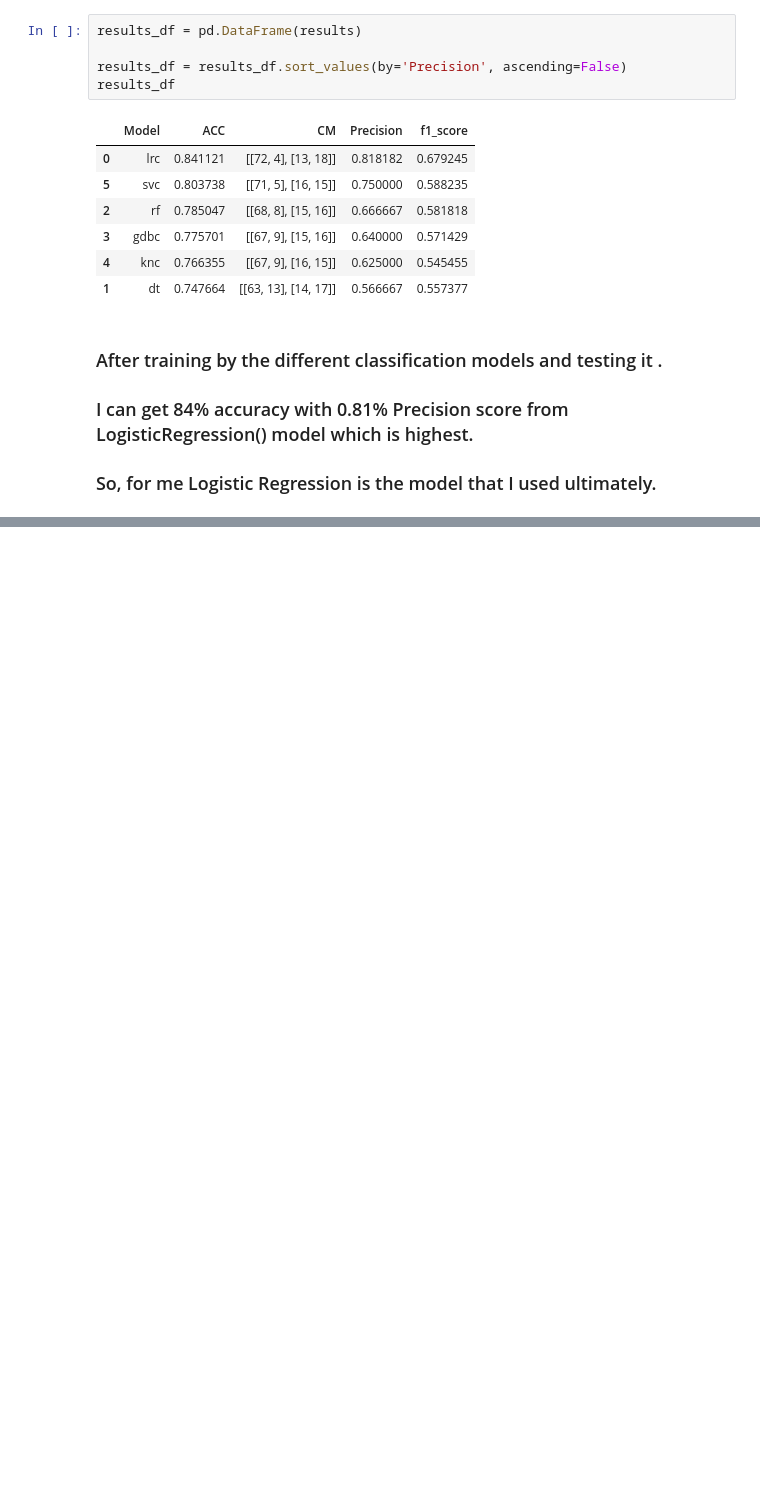
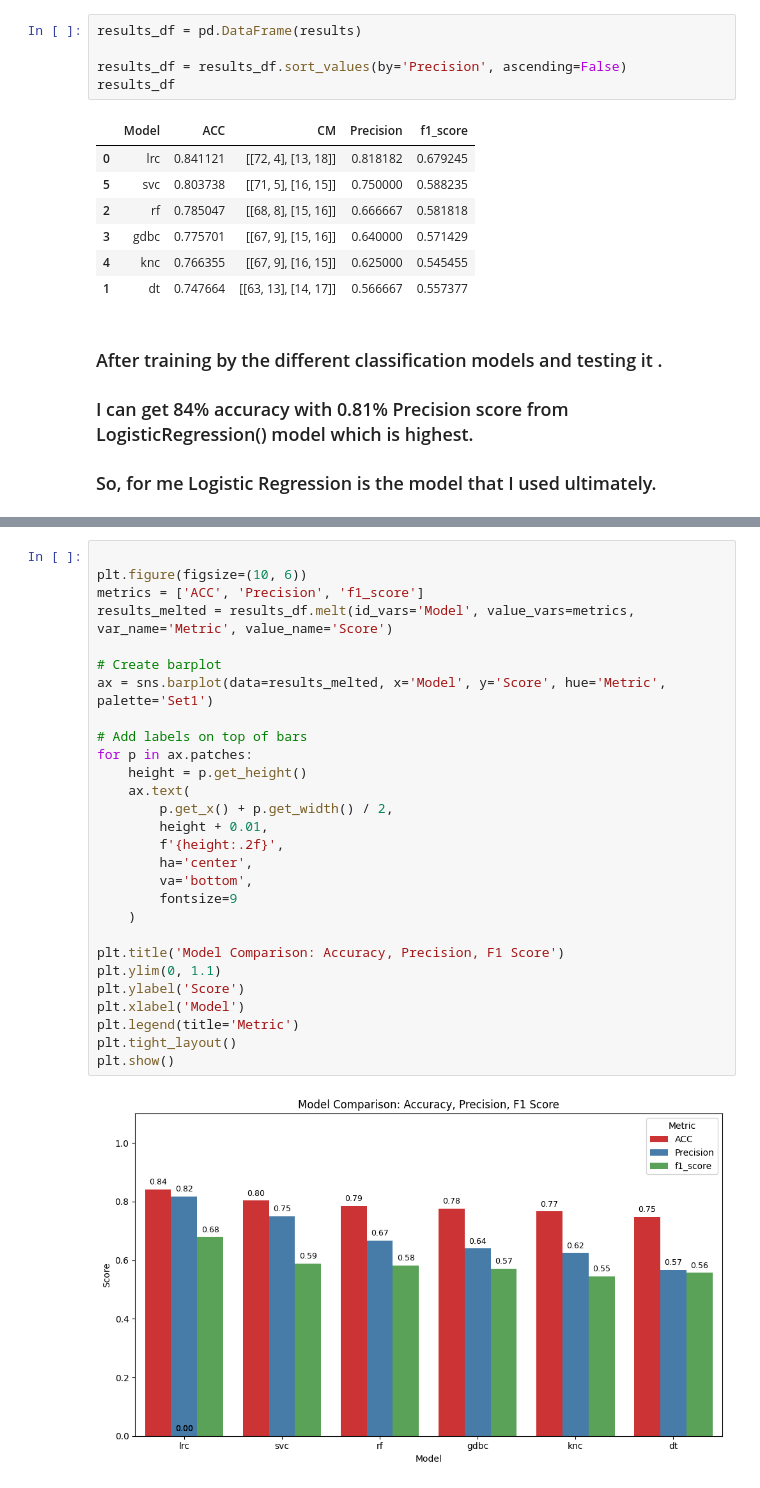
Before and after one commit to dinislamweb/diabetics-prediction-, a Jupyter notebook: diabetes_updated.ipynb, the cells around one changed output, grey strips where cells are left out. Drawn from its saved outputs; the diff is of its cells as text; blank space fills up the shorter version.

```diff
--- a/diabetes_updated.ipynb
+++ b/diabetes_updated.ipynb
@@ -602,0 +617,30 @@ results_df
+# %%
+
+plt.figure(figsize=(10, 6))
+metrics = ['ACC', 'Precision', 'f1_score']
+results_melted = results_df.melt(id_vars='Model', value_vars=metrics, var_name='Metric', value_name='Score')
+
+# Create barplot
+ax = sns.barplot(data=results_melted, x='Model', y='Score', hue='Metric', palette='Set1')
+
+# Add labels on top of bars
+for p in ax.patches:
+    height = p.get_height()
+    ax.text(
+        p.get_x() + p.get_width() / 2,
+        height + 0.01,
+        f'{height:.2f}',
+        ha='center',
+        va='bottom',
+        fontsize=9
+    )
+
+plt.title('Model Comparison: Accuracy, Precision, F1 Score')
+plt.ylim(0, 1.1)
+plt.ylabel('Score')
+plt.xlabel('Model')
+plt.legend(title='Metric')
+plt.tight_layout()
+plt.show()
+# %% [output]
+[figure, added]
```
Also changed, not shown: parts of 2 cells of this notebook.
